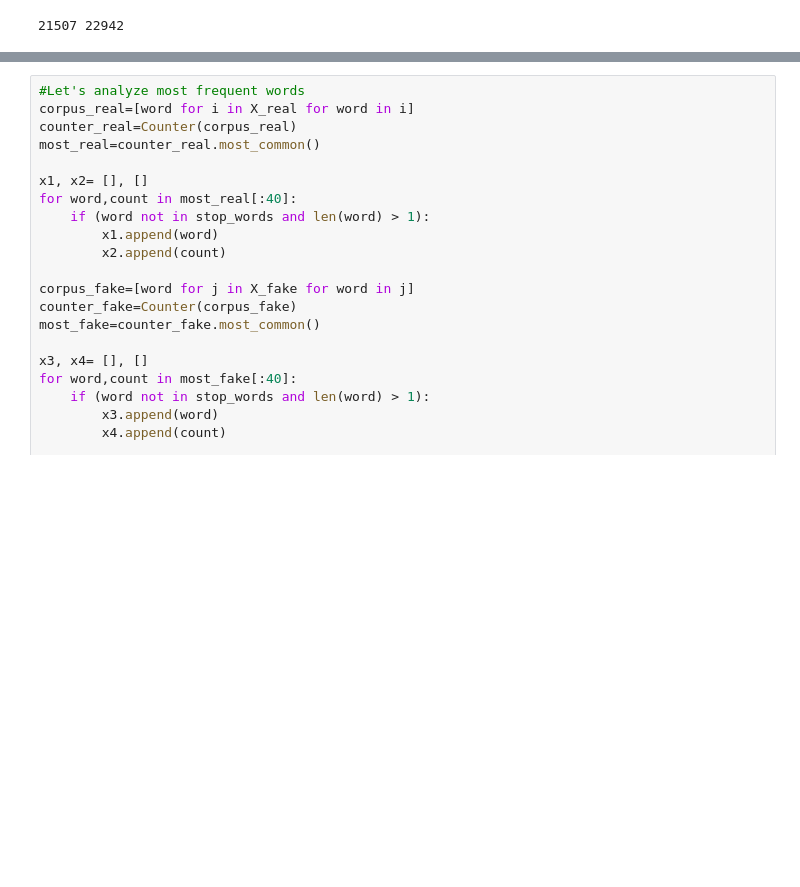
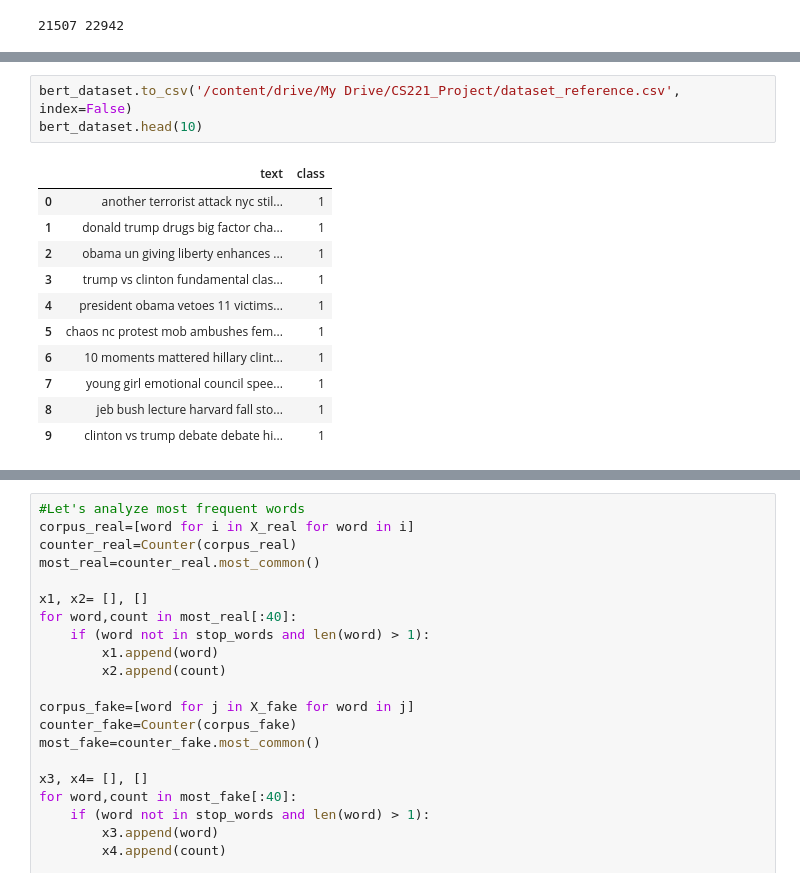
Before and after one commit to d-roland/Fake-news-detection, a Jupyter notebook: CS221_Fake_news_detection.ipynb, the cells around one changed output, grey strips where cells are left out. Drawn from its saved outputs; the diff is of its cells as text; blank space fills up the shorter version.

```diff
--- a/CS221_Fake_news_detection.ipynb
+++ b/CS221_Fake_news_detection.ipynb
@@ -604,0 +719,15 @@ print(len(X_real), len(X_fake))
+# %%
+bert_dataset.to_csv('/content/drive/My Drive/CS221_Project/dataset_reference.csv', index=False)
+bert_dataset.head(10)
+# %% [output]
+|  | text | class |
+| 0 | another terrorist attack nyc stil... | 1 |
+| 1 | donald trump drugs big factor cha... | 1 |
+| 2 | obama un giving liberty enhances ... | 1 |
+| 3 | trump vs clinton fundamental clas... | 1 |
+| 4 | president obama vetoes 11 victims... | 1 |
+| 5 | chaos nc protest mob ambushes fem... | 1 |
+| 6 | 10 moments mattered hillary clint... | 1 |
+| 7 | young girl emotional council spee... | 1 |
+| 8 | jeb bush lecture harvard fall sto... | 1 |
+| 9 | clinton vs trump debate debate hi... | 1 |
```
Also changed, not shown: parts of 71 cells of this notebook.
